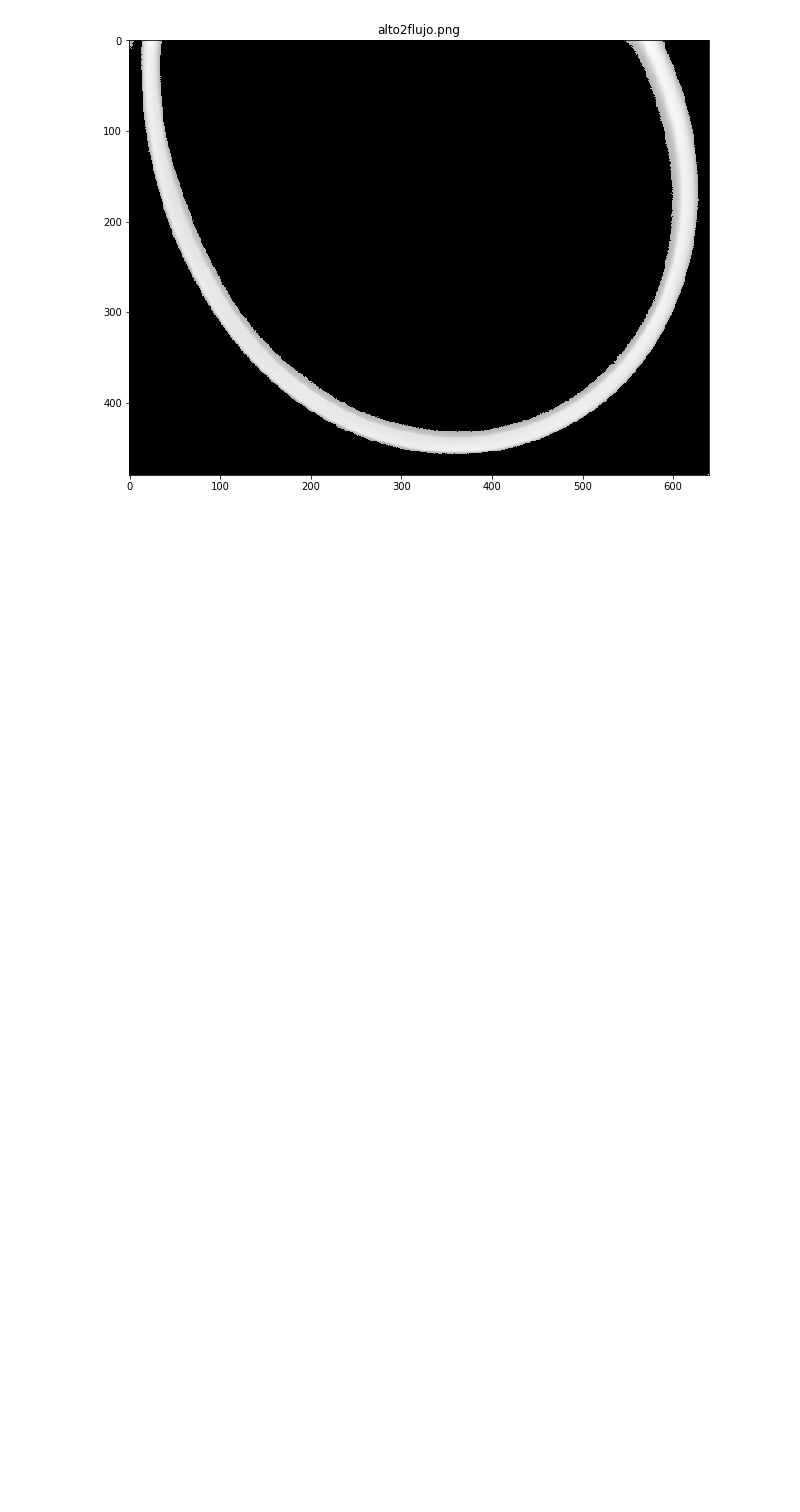
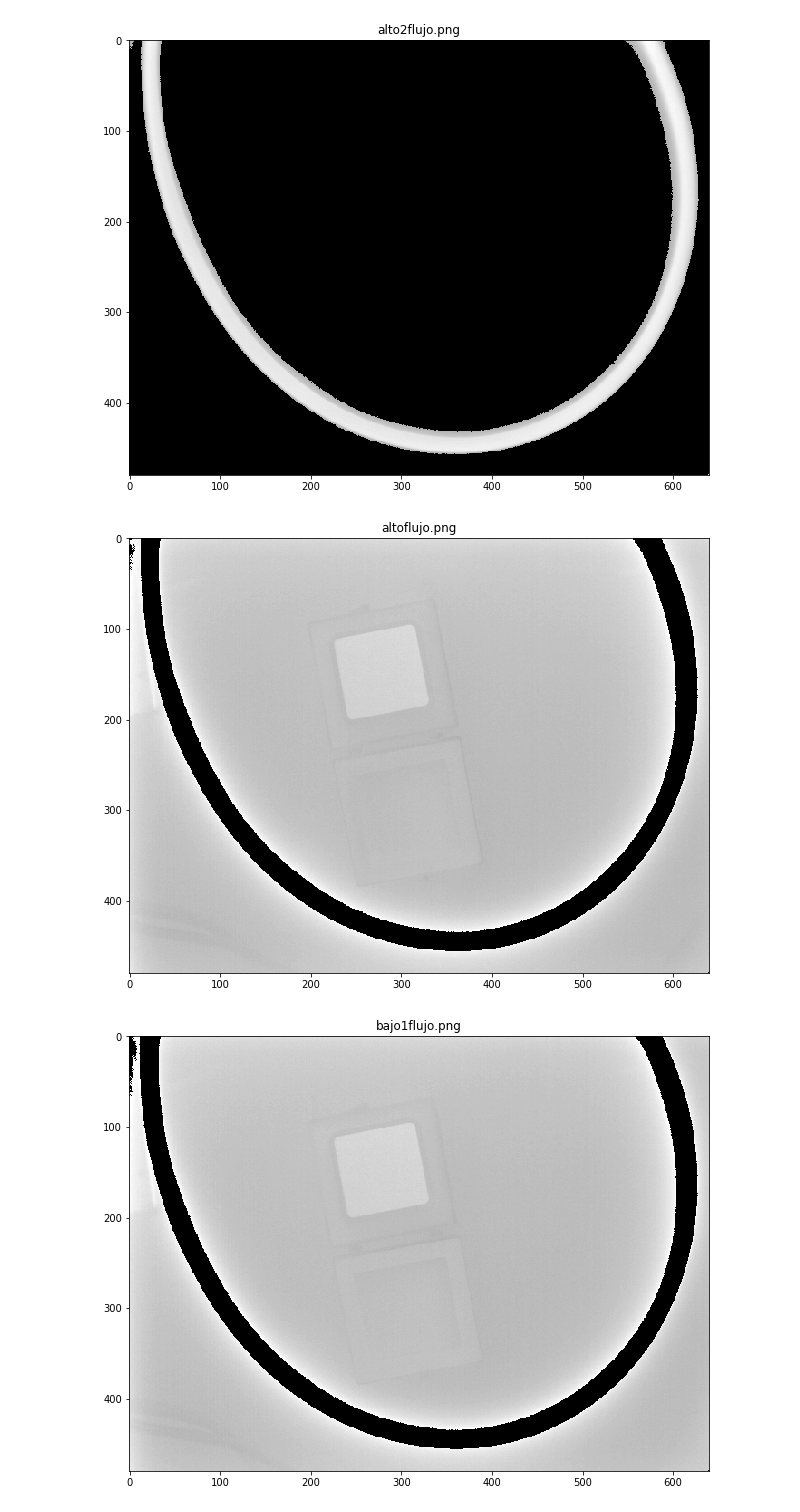
Before and after one commit to Pagutri/ProyectoAsignadoImagenes, a Jupyter notebook: Pregunta1.ipynb, the cells around one changed output. Cells and saved outputs as stored; diff of their text form; code cells hidden in the pictures; blank space fills up the shorter version.

```diff
--- a/Pregunta1.ipynb
+++ b/Pregunta1.ipynb
@@ -115,11 +136,11 @@ segmentadas = copy.deepcopy(mangueras)
 # %%
-for i in segmentadas.keys():
-    mask = np.nonzero(segmentadas[i] < K)
-    segmentadas[i][mask] = 0
+for i in mangueras_segmentadas.keys():
+    mask = np.nonzero(mangueras_segmentadas[i] < K)
+    mangueras_segmentadas[i][mask] = 0
 # %%
-for nombre in segmentadas.keys():
+for nombre in mangueras_segmentadas.keys():
     plt.figure()
-    plt.imshow(segmentadas[nombre], cmap="gray")
+    plt.imshow(mangueras_segmentadas[nombre], cmap="gray")
     plt.title(nombre)
 # %% [output]
 [figure]
@@ -127,3 +148,17 @@ for nombre in segmentadas.keys():
 [figure]
 [figure]
 [figure]
+# %%
+reg_ref_segmentadas = copy.deepcopy(mangueras)
+# %%
+for i in reg_ref_segmentadas.keys():
+    mask = np.nonzero(reg_ref_segmentadas[i] > K)
+    reg_ref_segmentadas[i][mask] = 0
+# %%
+for nombre in reg_ref_segmentadas.keys():
+    plt.figure()
+    plt.imshow(reg_ref_segmentadas[nombre], cmap="gray")
+    plt.title(nombre)
+# %% [output]
+[figure, added]
+[figure, added]
```
Also changed, not shown: parts of 8 cells of this notebook, 1 other file.
